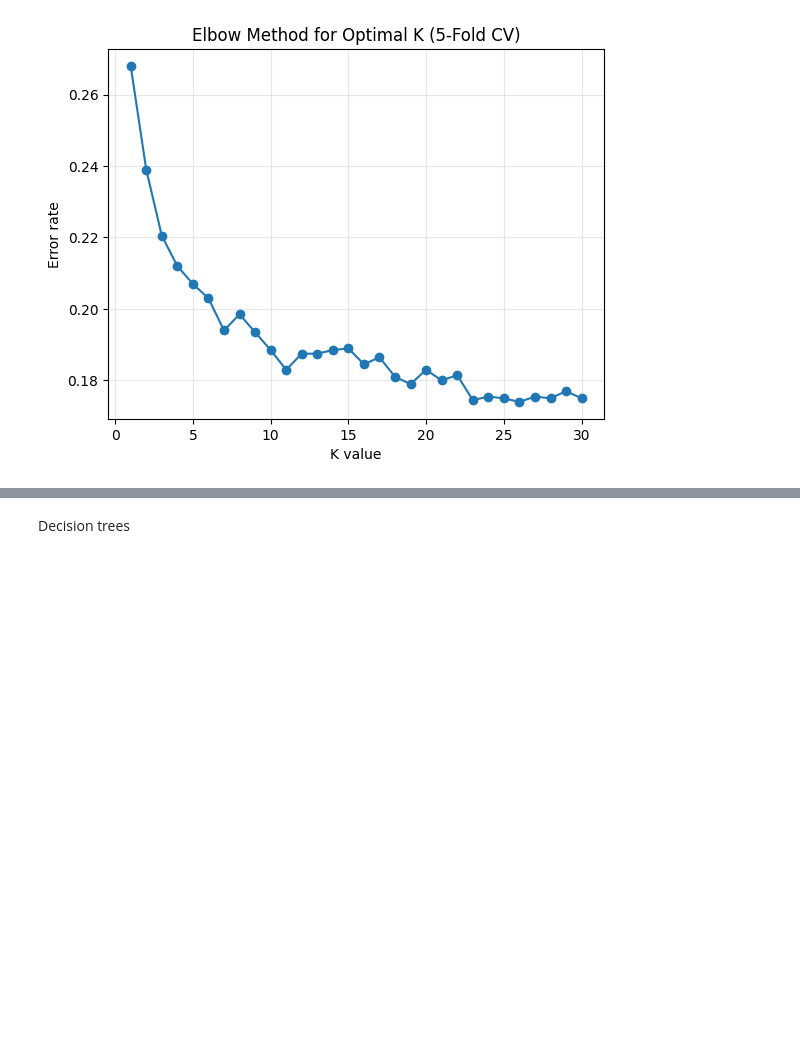
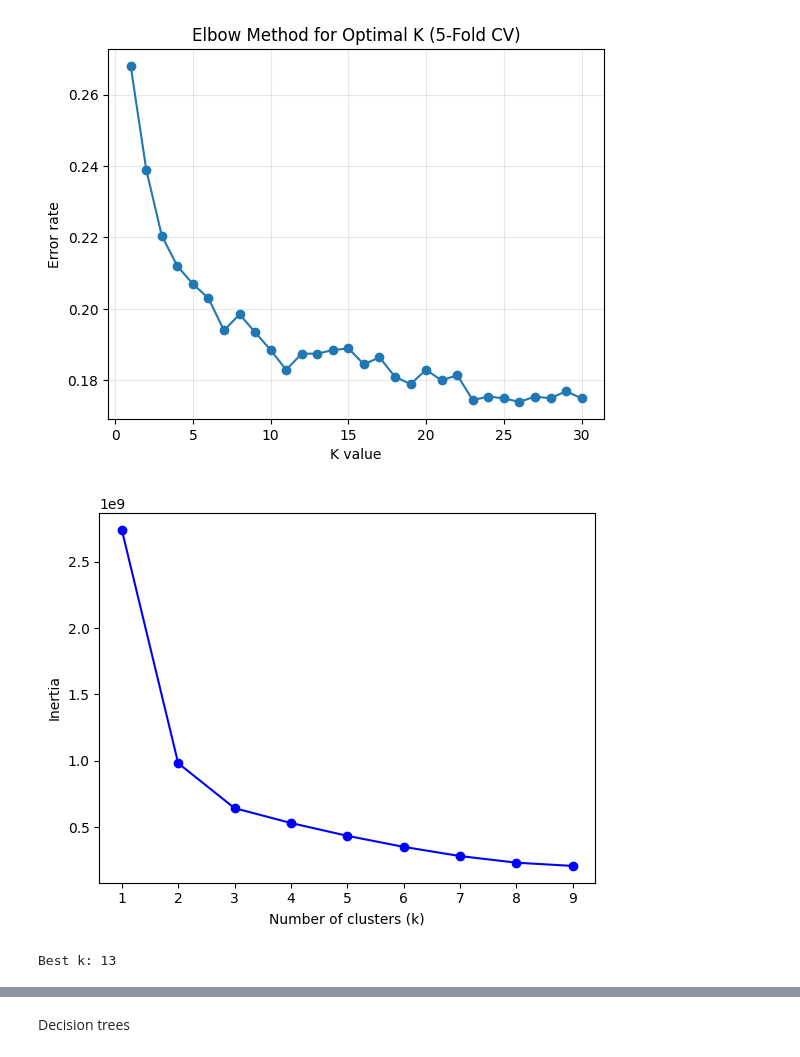
Before and after one commit to DanKas3009/AI-Coursework-2025, a Jupyter notebook: CAT-2/notebook.ipynb, the cells around one changed output, grey strips where cells are left out. Saved outputs shown, nothing was run; the diff lists cells and outputs as text; code cells hidden in the pictures; blank space fills up the shorter version.

```diff
--- a/CAT-2/notebook.ipynb
+++ b/CAT-2/notebook.ipynb
@@ -492,3 +476,40 @@ plt.grid(True, alpha=0.3)
 plt.show()
 # %% [output]
 [figure]
+# %%
+from sklearn.cluster import KMeans
+import matplotlib.pyplot as plt
+
+inertia = []
+K = range(1, 10)  # try different cluster numbers
+for k in K:
+    kmeans = KMeans(n_clusters=k, random_state=1)
+    kmeans.fit(X)
+    inertia.append(kmeans.inertia_)
+
+plt.plot(K, inertia, 'bo-')
+plt.xlabel('Number of clusters (k)')
+plt.ylabel('Inertia')
+plt.show()
+# %% [output]
+[figure, added]
+# %%
+from sklearn.model_selection import cross_val_score
+import numpy as np
+from sklearn.neighbors import KNeighborsClassifier
+
+X = mobile_data[["BatteryPower", "RAM"]]
+y = mobile_data["PriceRange"]
+
+k_range = range(1, 21)
+scores = []
+
+for k in k_range:
+    knn = KNeighborsClassifier(n_neighbors=k)
+    score = cross_val_score(knn, X, y, cv=5).mean()  # 5-fold CV
+    scores.append(score)
+
+best_k = k_range[np.argmax(scores)]
+print("Best k:", best_k)
+# %% [output]
+Best k: 13
```
Also changed, not shown: parts of 14 cells of this notebook.
